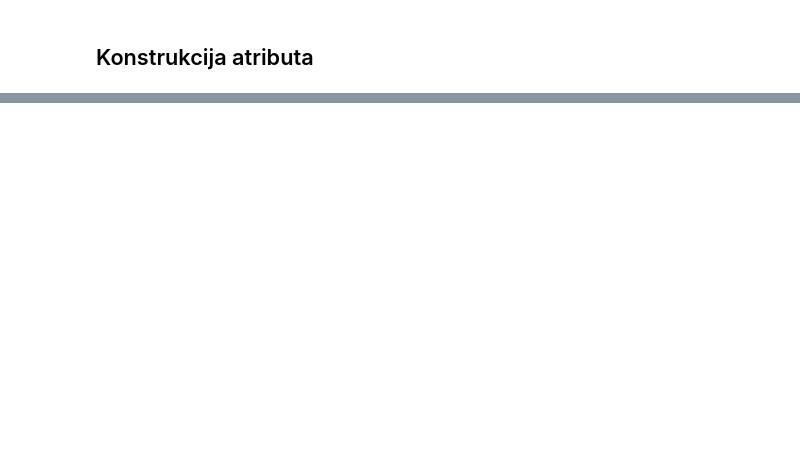
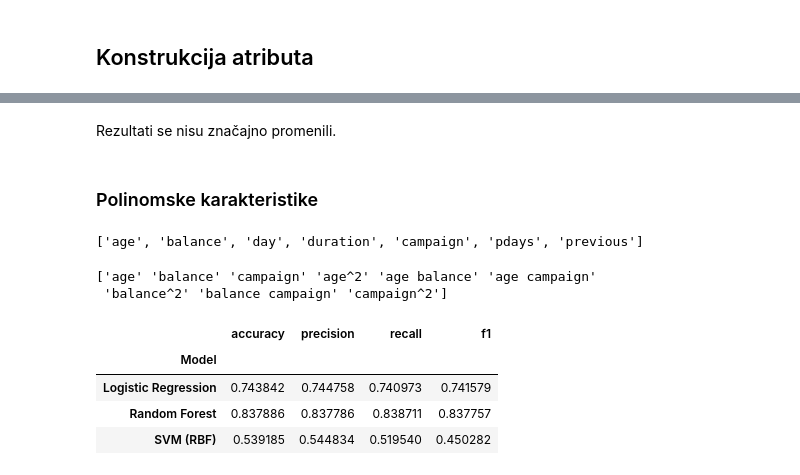
Before and after one commit to paunovicjovan/data-preprocessing-for-ml-1, a Jupyter notebook: Prakticni deo/Transformacija podataka.ipynb, the cells around one changed output, grey strips where cells are left out. Saved outputs shown, nothing was run; the diff lists cells and outputs as text; code cells hidden in the pictures; blank space fills up the shorter version.

```diff
--- a/Prakticni deo/Transformacija podataka.ipynb
+++ b/Prakticni deo/Transformacija podataka.ipynb
@@ -1426,0 +1452,37 @@ compare_metrics(outlier_methods)
+# %% [markdown]
+Rezultati se nisu značajno promenili.
+# %% [markdown]
+### Polinomske karakteristike
+# %%
+numeric_cols
+# %% [output]
+['age', 'balance', 'day', 'duration', 'campaign', 'pdays', 'previous']
+# %%
+selected_cols = ["age", "balance", "campaign"]
+
+X_poly = X.copy()
+
+poly = PolynomialFeatures(degree=2, include_bias=False)
+X_poly_features = poly.fit_transform(X[selected_cols])
+
+poly_feature_names = poly.get_feature_names_out(selected_cols)
+print(poly_feature_names)
+
+X_poly = pd.concat([X_poly, pd.DataFrame(X_poly_features, columns=poly_feature_names, index=X.index)], axis=1)
+
+X_train, X_test, y_train, y_test = train_test_split(
+    X_poly, y, test_size=0.2, random_state=42, stratify=y
+)
+
+_, lr_poly_metrics = run_logistic_regression(X_train, y_train, X_test, y_test)
+_, rf_poly_metrics = run_random_forest(X_train, y_train, X_test, y_test)
+_, svm_poly_metrics = run_svm(X_train, y_train, X_test, y_test)
+display(combine_results(lr_poly_metrics, rf_poly_metrics, svm_poly_metrics))
+# %% [output]
+['age' 'balance' 'campaign' 'age^2' 'age balance' 'age campaign'
+ 'balance^2' 'balance campaign' 'campaign^2']
+|  | accuracy | precision | recall | f1 |
+| Model |  |  |  |  |
+| Logistic Regression | 0.743842 | 0.744758 | 0.740973 | 0.741579 |
+| Random Forest | 0.837886 | 0.837786 | 0.838711 | 0.837757 |
+| SVM (RBF) | 0.539185 | 0.544834 | 0.519540 | 0.450282 |
```
Also changed, not shown: parts of 10 cells of this notebook, 2 other files.
